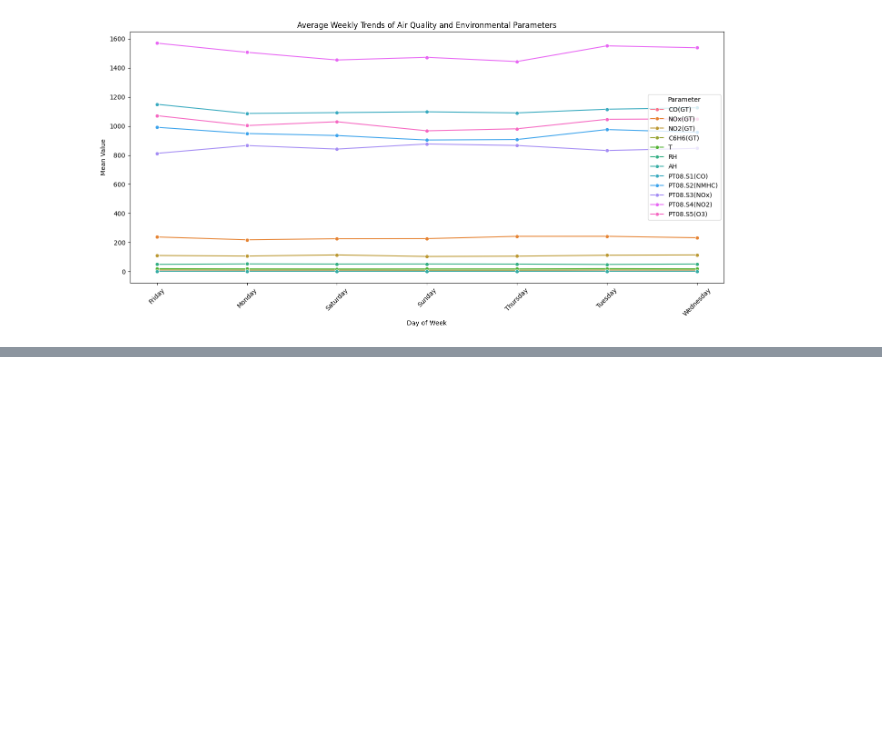
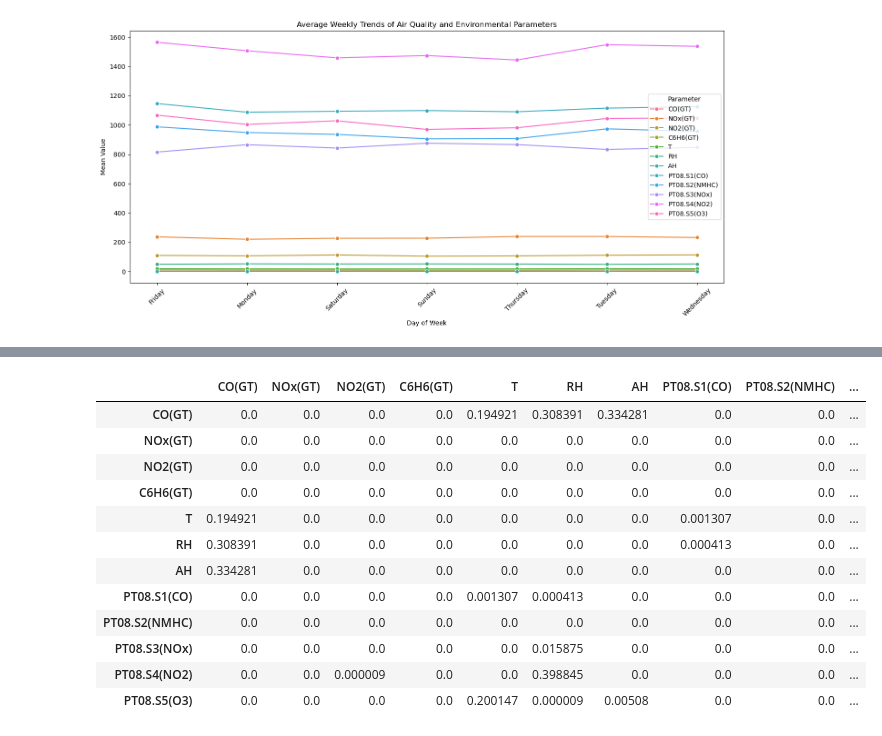
Before and after one commit to kanikaselva/AirQualityPredictionKafka, a Jupyter notebook: phase_2_data_intelligence/foundationVisualization.ipynb, the cells around one changed output, grey strips where cells are left out. Drawn from its saved outputs; the diff is of its cells as text; code cells hidden in the pictures; blank space fills up the shorter version.

```diff
--- a/phase_2_data_intelligence/foundationVisualization.ipynb
+++ b/phase_2_data_intelligence/foundationVisualization.ipynb
@@ -145,0 +168,26 @@ plt.show()
+# %%
+# p-values (to show statistical significance)
+cols = cols_to_plot + sensor_cols
+corr_matrix = pd.DataFrame(index=cols, columns=cols)
+p_matrix = pd.DataFrame(index=cols, columns=cols)
+
+for i in cols:
+    for j in cols:
+        corr, pval = pearsonr(data[i], data[j])
+        corr_matrix.loc[i, j] = corr
+        p_matrix.loc[i, j] = pval
+p_matrix
+# %% [output]
+|  | CO(GT) | NOx(GT) | NO2(GT) | C6H6(GT) | T | RH | AH | PT08.S1(CO) | PT08.S2(NMHC) | ... |
+| CO(GT) | 0.0 | 0.0 | 0.0 | 0.0 | 0.194921 | 0.308391 | 0.334281 | 0.0 | 0.0 | ... |
+| NOx(GT) | 0.0 | 0.0 | 0.0 | 0.0 | 0.0 | 0.0 | 0.0 | 0.0 | 0.0 | ... |
+| NO2(GT) | 0.0 | 0.0 | 0.0 | 0.0 | 0.0 | 0.0 | 0.0 | 0.0 | 0.0 | ... |
+| C6H6(GT) | 0.0 | 0.0 | 0.0 | 0.0 | 0.0 | 0.0 | 0.0 | 0.0 | 0.0 | ... |
+| T | 0.194921 | 0.0 | 0.0 | 0.0 | 0.0 | 0.0 | 0.0 | 0.001307 | 0.0 | ... |
+| RH | 0.308391 | 0.0 | 0.0 | 0.0 | 0.0 | 0.0 | 0.0 | 0.000413 | 0.0 | ... |
+| AH | 0.334281 | 0.0 | 0.0 | 0.0 | 0.0 | 0.0 | 0.0 | 0.0 | 0.0 | ... |
+| PT08.S1(CO) | 0.0 | 0.0 | 0.0 | 0.0 | 0.001307 | 0.000413 | 0.0 | 0.0 | 0.0 | ... |
+| PT08.S2(NMHC) | 0.0 | 0.0 | 0.0 | 0.0 | 0.0 | 0.0 | 0.0 | 0.0 | 0.0 | ... |
+| PT08.S3(NOx) | 0.0 | 0.0 | 0.0 | 0.0 | 0.0 | 0.015875 | 0.0 | 0.0 | 0.0 | ... |
+| PT08.S4(NO2) | 0.0 | 0.0 | 0.000009 | 0.0 | 0.0 | 0.398845 | 0.0 | 0.0 | 0.0 | ... |
+| PT08.S5(O3) | 0.0 | 0.0 | 0.0 | 0.0 | 0.200147 | 0.000009 | 0.00508 | 0.0 | 0.0 | ... |
```
Also changed, not shown: parts of 14 cells of this notebook, 1 other file.
